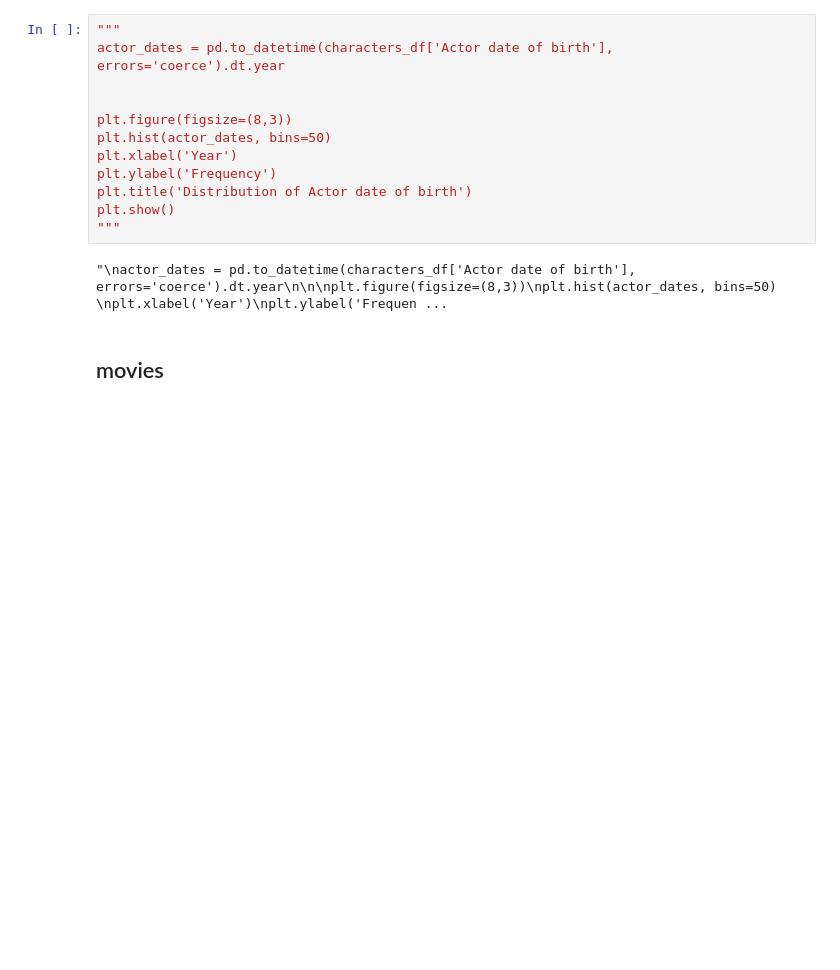
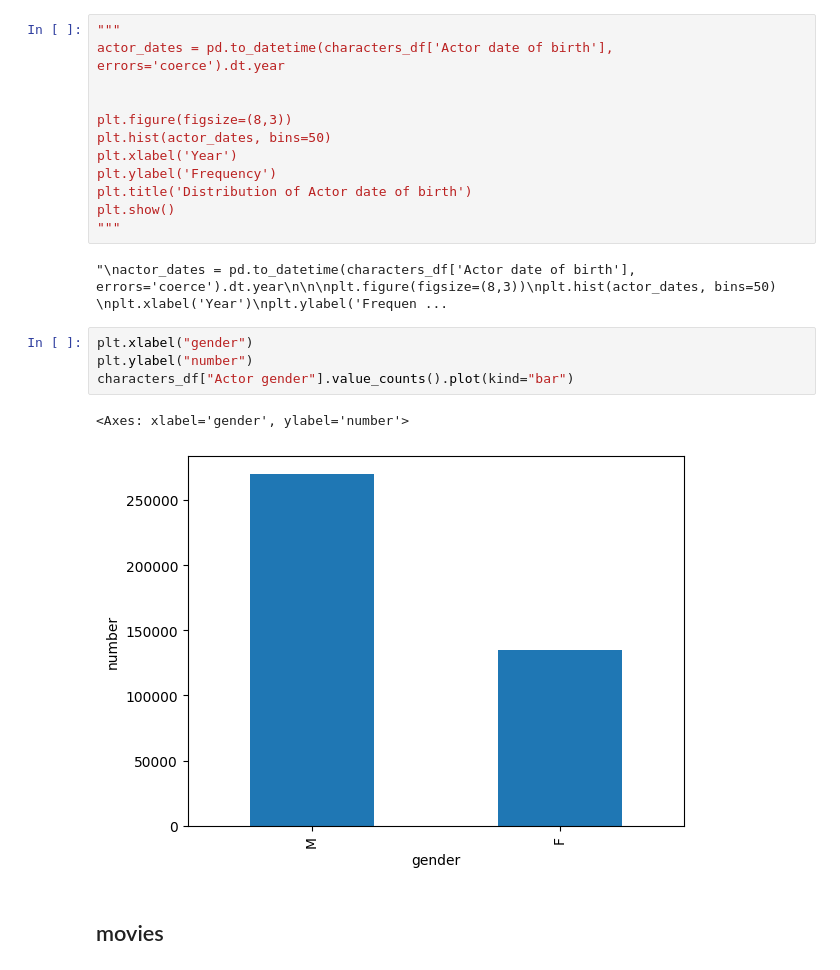
Before and after one commit to epfl-ada/ada-2024-project-metal2024, a Jupyter notebook: dataset_exploration.ipynb, the cells around one changed output. Drawn from its saved outputs; the diff is of its cells as text; blank space fills up the shorter version.

```diff
--- a/dataset_exploration.ipynb
+++ b/dataset_exploration.ipynb
@@ -98,6 +98,13 @@ plt.show()
 """
 # %% [output]
 "\nactor_dates = pd.to_datetime(characters_df['Actor date of birth'], errors='coerce').dt.year\n\n\nplt.figure(figsize=(8,3))\nplt.hist(actor_dates, bins=50)  \nplt.xlabel('Year')\nplt.ylabel('Frequen ...
+# %%
+plt.xlabel("gender")
+plt.ylabel("number")
+characters_df["Actor gender"].value_counts().plot(kind="bar")
+# %% [output]
+<Axes: xlabel='gender', ylabel='number'>
+[figure, added]
 # %% [markdown]
 ## movies
 # %%
```
